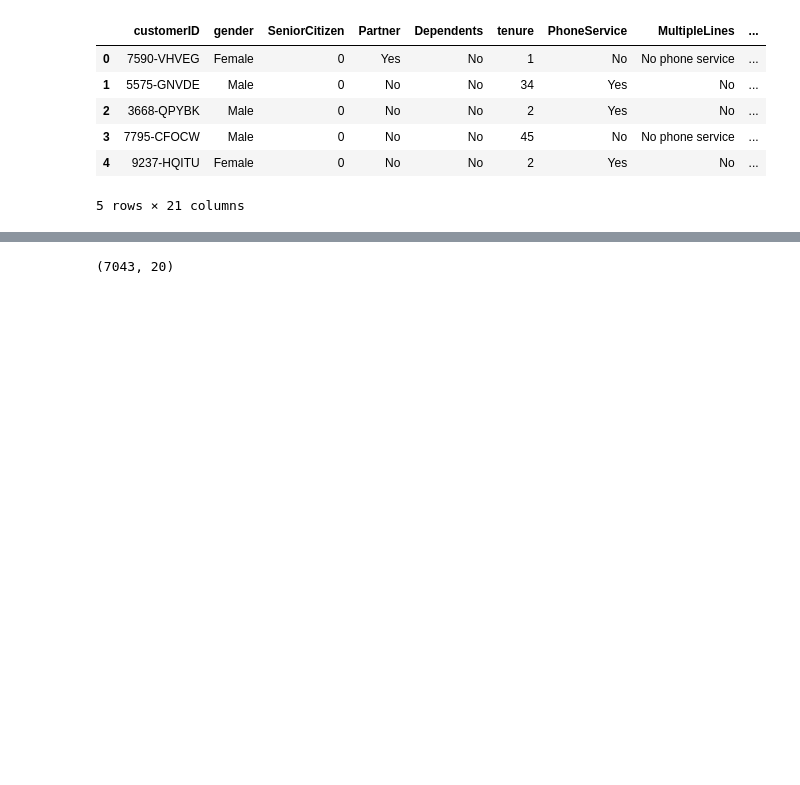
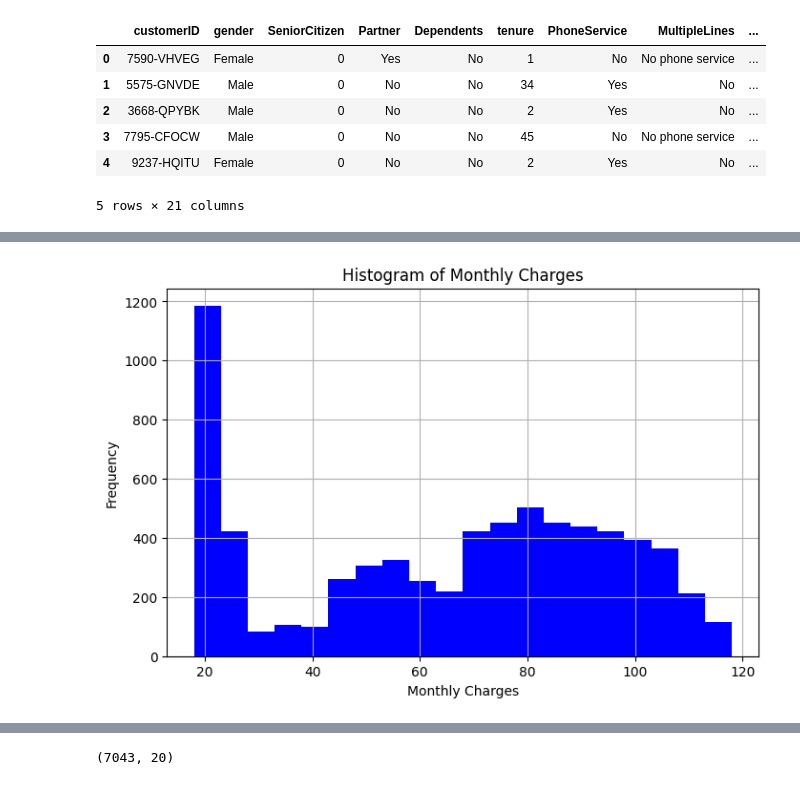
Before and after one commit to MrzAhmadi/Telco-Customer-Churn, a Jupyter notebook: notebook.ipynb, the cells around one changed output, grey strips where cells are left out. Cells and saved outputs as stored; diff of their text form; code cells hidden in the pictures; blank space fills up the shorter version.

```diff
--- a/notebook.ipynb
+++ b/notebook.ipynb
@@ -17,0 +74,11 @@ Shape of datasset (7043, 21)
+# %%
+total_charges_data = df['MonthlyCharges'].astype('int')
+plt.figure(figsize=(8, 5))
+plt.hist(total_charges_data, bins=20, color='blue')
+plt.xlabel('Monthly Charges')
+plt.ylabel('Frequency')
+plt.title('Histogram of Monthly Charges')
+plt.grid(True)
+plt.show()
+# %% [output]
+[figure, added]
```
Also changed, not shown: parts of 7 cells of this notebook.
